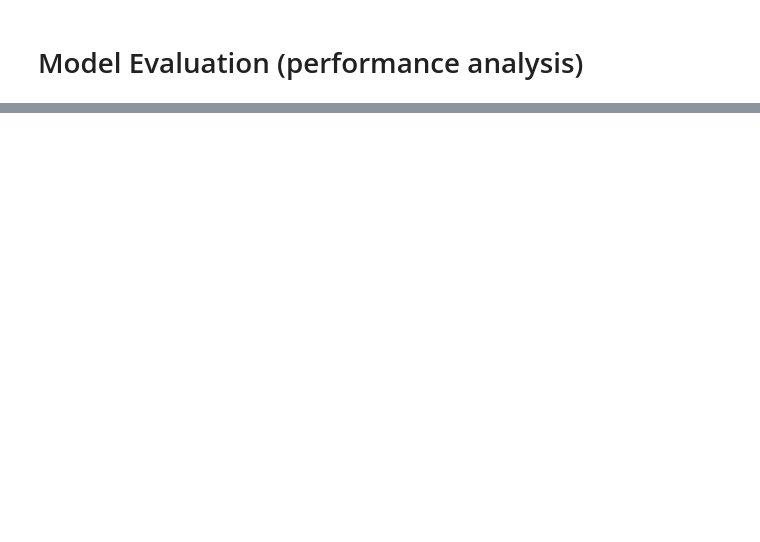
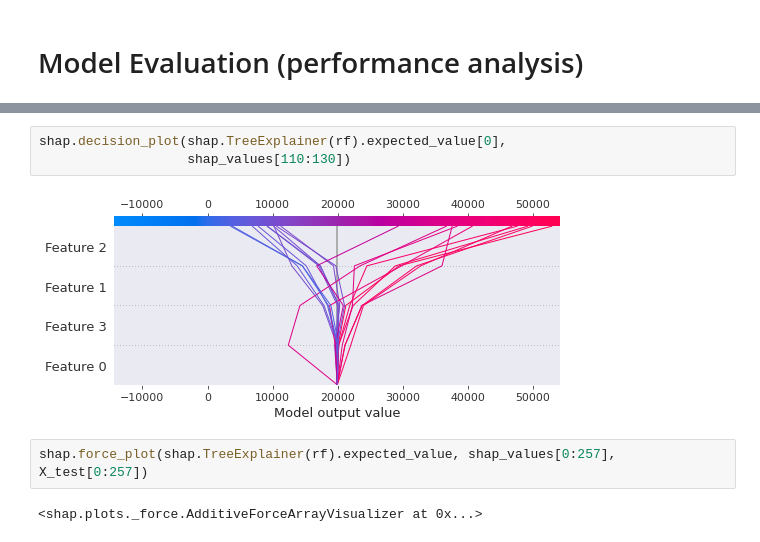
Before and after one commit to himanshu-nakrani/Cryptocurrency-Price-Prediction, a Jupyter notebook: bitcoin-price-prediction.ipynb, the cells around one changed output, grey strips where cells are left out. Drawn from its saved outputs; the diff is of its cells as text; blank space fills up the shorter version.

```diff
--- a/bitcoin-price-prediction.ipynb
+++ b/bitcoin-price-prediction.ipynb
@@ -389,0 +418,9 @@ Accuracy:  0.9581185460018204
+# %%
+shap.decision_plot(shap.TreeExplainer(rf).expected_value[0],
+                   shap_values[110:130])
+# %% [output]
+[figure, added]
+# %%
+shap.force_plot(shap.TreeExplainer(rf).expected_value, shap_values[0:257], X_test[0:257])
+# %% [output]
+<shap.plots._force.AdditiveForceArrayVisualizer at 0x...>
```
Also changed, not shown: parts of 12 cells of this notebook.
